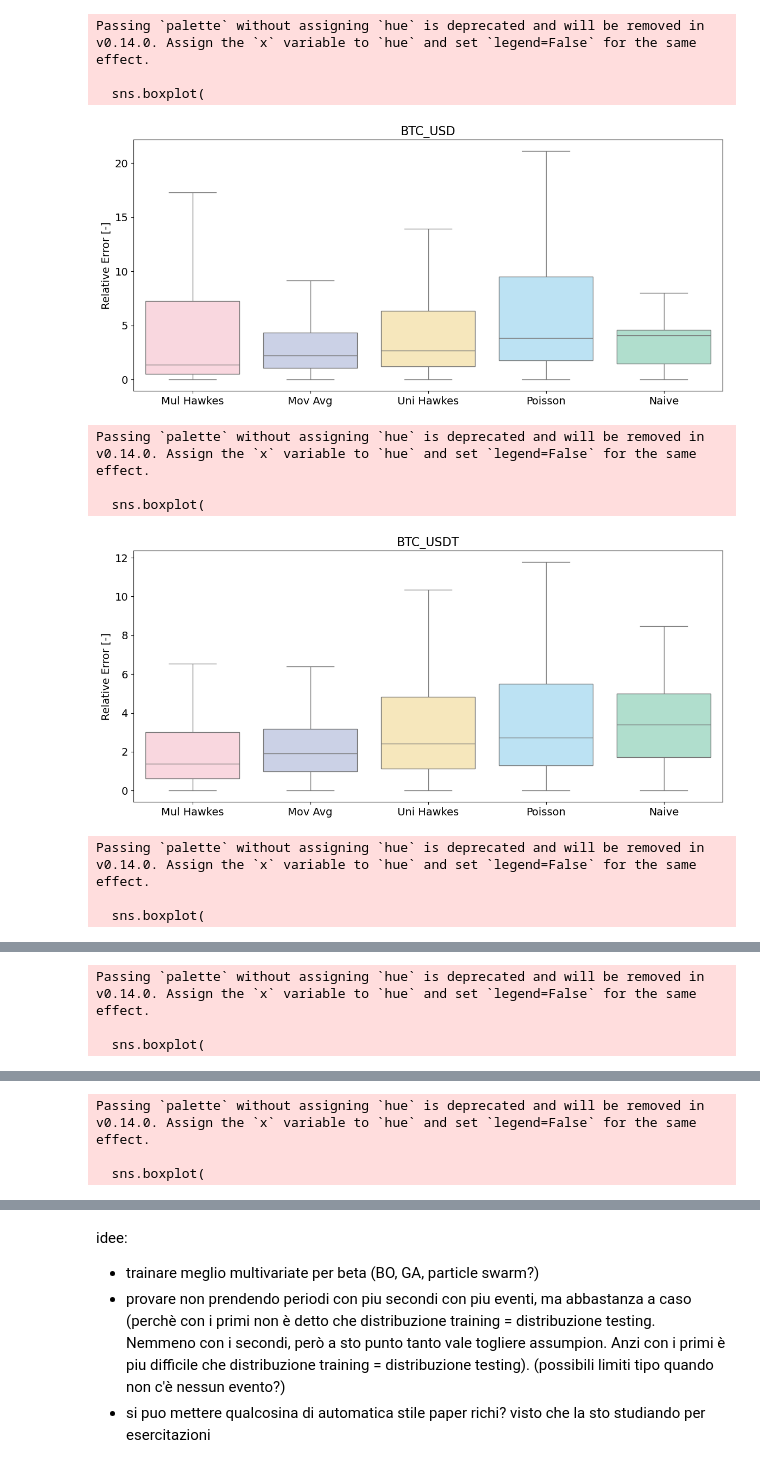
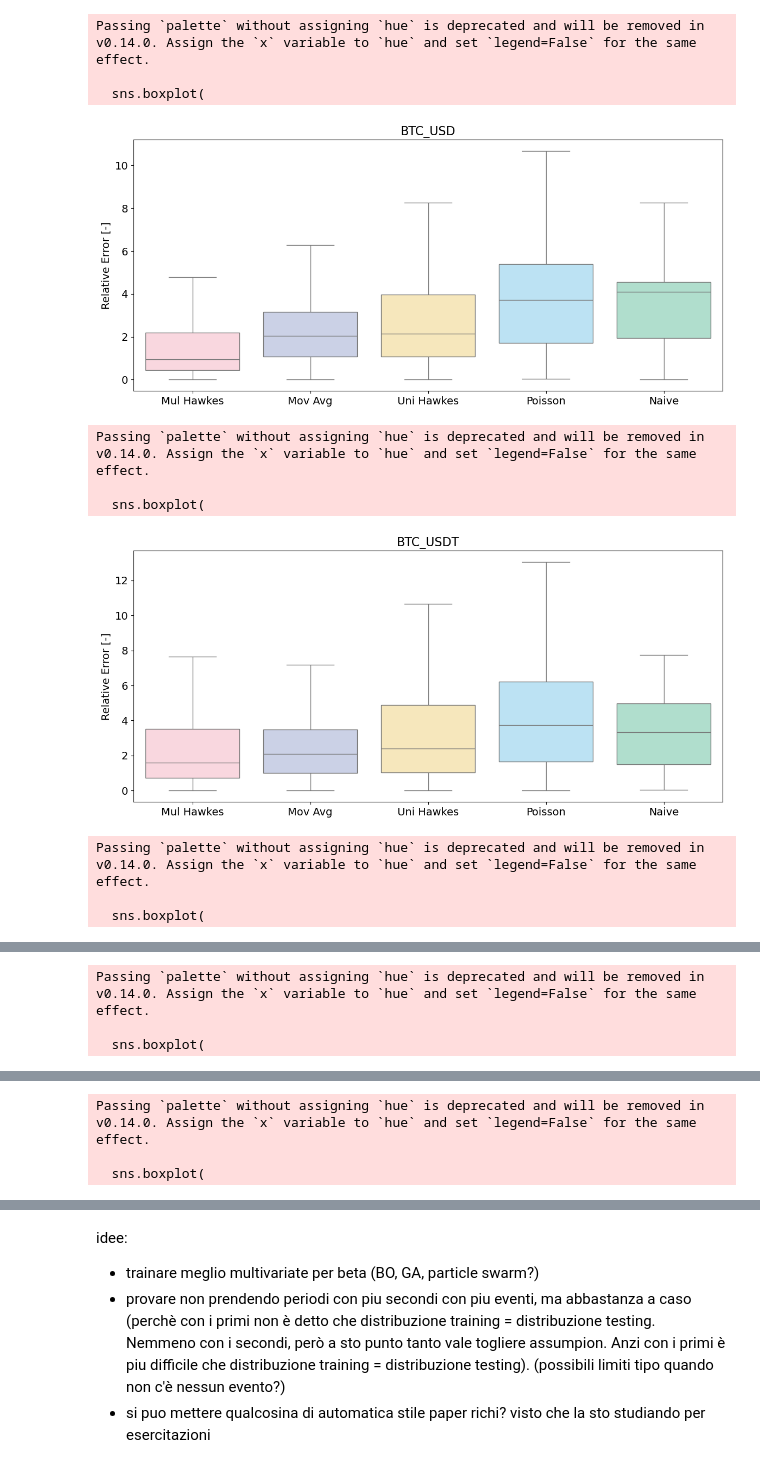
Before and after one commit to daxus4/multivariate_hawkes, a Jupyter notebook: notebook/n20241124_check_accuracy.ipynb, the cells around one changed output, grey strips where cells are left out. Saved outputs shown, nothing was run; the diff lists cells and outputs as text; code cells hidden in the pictures.

```diff
--- a/notebook/n20241124_check_accuracy.ipynb
+++ b/notebook/n20241124_check_accuracy.ipynb
@@ -21,12 +21,27 @@ for method_simulation_subdir in method_simulation_subdirs:
     for file in method_simulation_subdir.glob("orderbook_changes_*.tsv"):
         df = pd.read_csv(file, sep="\t")
         df["previous"] = df["real"].shift(1)
+        if params[0][0:3] == "mul":
+            df["predicted_truncated"] = df[["predicted", "previous"]].apply(
+                lambda x: (
+                    x["predicted"]
+                    if x["predicted"] < (x["previous"] + 5)
+                    else (x["previous"] + 5)
+                ),
+                axis=1,
+            )
+        else:
+            df["predicted_truncated"] = df["predicted"]
         dfs.append(df)
 
     df = pd.concat(dfs)
     df["error"] = (df["real"] - df["predicted"]).abs()
+    df["error_truncated"] = (df["real"] - df["predicted_truncated"]).abs()
     df["error_relative"] = (
         (df["predicted"] - df["previous"]) / (df["real"] - df["previous"])
+    ).abs()
+    df["error_relative_truncated"] = (
+        (df["predicted_truncated"] - df["previous"]) / (df["real"] - df["previous"])
     ).abs()
     df["method"] = params[0][0:3]
     df["pair"] = params[1]
@@ -110,12 +122,14 @@ plt.show()
 for pair in df["pair"].unique():
     df_pair = df[df["pair"] == pair].copy()
 
-    best_method_params_for_each_method = (df_pair[["method", "error_relative", "method_param"]]
-.groupby(["method", "method_param"])
-.median()
-.sort_values("error_relative")
-.reset_index()
-.drop_duplicates("method", keep="first"))
+    best_method_params_for_each_method = (
+        df_pair[["method", "error_relative_truncated", "method_param"]]
+        .groupby(["method", "method_param"])
+        .median()
+        .sort_values("error_relative_truncated")
+        .reset_index()
+        .drop_duplicates("method", keep="first")
+    )
 
     df_pair = df_pair.merge(
         best_method_params_for_each_method[["method_param", "method"]],
@@ -139,40 +153,39 @@ for pair in df["pair"].unique():
         + ["#FFD1DC"] * 1
         + ["#A8E6CF"]
         + ["#B3E5FC"] * 1
         + ["#FFECB3"] * 1
     )
 
     palette = dict(zip(unique_methods, colors))
     plt.figure(figsize=(14, 6))
     sns.boxplot(
         x="method",
-        y="error_relative",
+        y="error_relative_truncated",
         data=df_pair,
         showfliers=False,
         palette=palette,
         order=["Mul Hawkes", "Mov Avg", "Uni Hawkes", "Poisson", "Naive"],
     )
 
     # increase the size of the font
     plt.xticks(fontsize=14)
     plt.yticks(fontsize=14)
 
     # increase the size of the font for title
     plt.title(pair, fontsize=16)
 
-
     plt.xlabel("")
     plt.ylabel("Relative Error [-]", fontsize=14)
     plt.show()
 # %% [output]
 Passing `palette` without assigning `hue` is deprecated and will be removed in v0.14.0. Assign the `x` variable to `hue` and set `legend=False` for the same effect.
 
   sns.boxplot(
-[figure, old version]
+[figure, new version]
 Passing `palette` without assigning `hue` is deprecated and will be removed in v0.14.0. Assign the `x` variable to `hue` and set `legend=False` for the same effect.
 
   sns.boxplot(
-[figure, old version]
+[figure, new version]
 Passing `palette` without assigning `hue` is deprecated and will be removed in v0.14.0. Assign the `x` variable to `hue` and set `legend=False` for the same effect.
 
   sns.boxplot(
```
Also changed, not shown: parts of 7 cells of this notebook, 17 other files.
